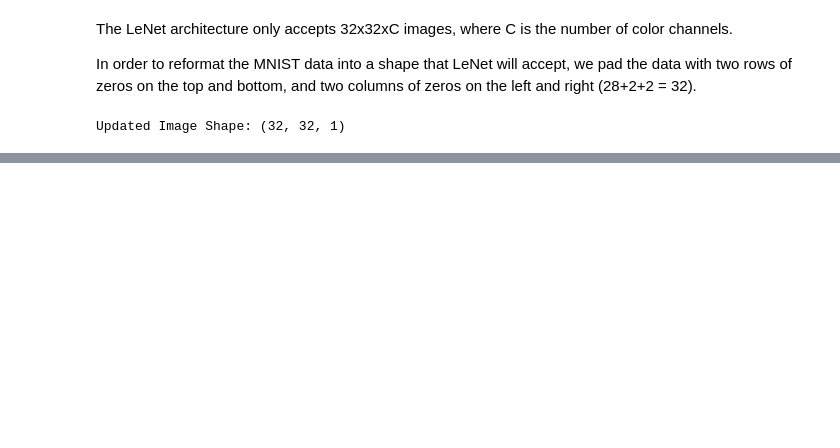
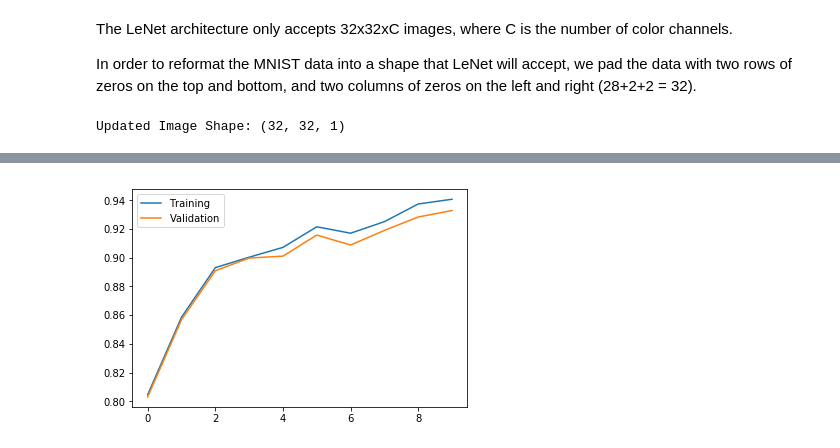
Before and after one commit to fhdbbk/character_recognizer, a Jupyter notebook: ocr.ipynb, the cells around one changed output, grey strips where cells are left out. Saved outputs shown, nothing was run; the diff lists cells and outputs as text; code cells hidden in the pictures; blank space fills up the shorter version.

Commit message:
Trianed the model

```diff
--- a/ocr.ipynb
+++ b/ocr.ipynb
@@ -99,0 +182,8 @@ Updated Image Shape: (32, 32, 1)
+# %%
+rate = 0.001
+
+logits = LeNet(x)
+cross_entropy = tf.nn.softmax_cross_entropy_with_logits(labels=one_hot_y, logits=logits)
+loss_operation = tf.reduce_mean(cross_entropy)
+optimizer = tf.train.AdamOptimizer(learning_rate = rate)
+training_operation = optimizer.minimize(loss_operation)
@@ -99,0 +218,30 @@ Updated Image Shape: (32, 32, 1)
+# %%
+from sklearn.utils import shuffle
+training_acc = []
+validation_acc = []
+with tf.Session() as sess:
+    sess.run(tf.global_variables_initializer())
+    num_examples = len(X_train)
+
+    print("Training...")
+    print()
+    for i in range(EPOCHS):
+        X_train, y_train = shuffle(X_train, y_train)
+        for offset in range(0, num_examples, BATCH_SIZE):
+            end = offset + BATCH_SIZE
+            batch_x, batch_y = X_train[offset:end], y_train[offset:end]
+            sess.run(training_operation, feed_dict={x: batch_x, y: batch_y})
+            #print(sess.run(tf.shape(logits), feed_dict={x:batch_x}))
+            #print("Shape of y")
+            #print(sess.run(tf.shape(one_hot_y), feed_dict={y:batch_y}))
+        training_accuracy = evaluate(X_train, y_train)
+        validation_accuracy = evaluate(X_validation, y_validation)
+        training_acc.append(training_accuracy)
+        validation_acc.append(validation_accuracy)
+        print("EPOCH {} ...".format(i+1))
+        print("Training Accuracy = {:.3f}".format(training_accuracy))
+        print("Validation Accuracy = {:.3f}".format(validation_accuracy))
+        print()
+
+    saver.save(sess, '../models/lenet')
+    print("Model saved")
@@ -99,0 +266,7 @@ Updated Image Shape: (32, 32, 1)
+# %%
+plt.plot([i for i in range(len(training_acc))], training_acc, label="Training")
+plt.plot([i for i in range(len(training_acc))], validation_acc, label="Validation")
+plt.legend()
+plt.show()
+# %% [output]
+[figure, added]
```
Also changed, not shown: parts of 14 cells of this notebook, 1 other file.
